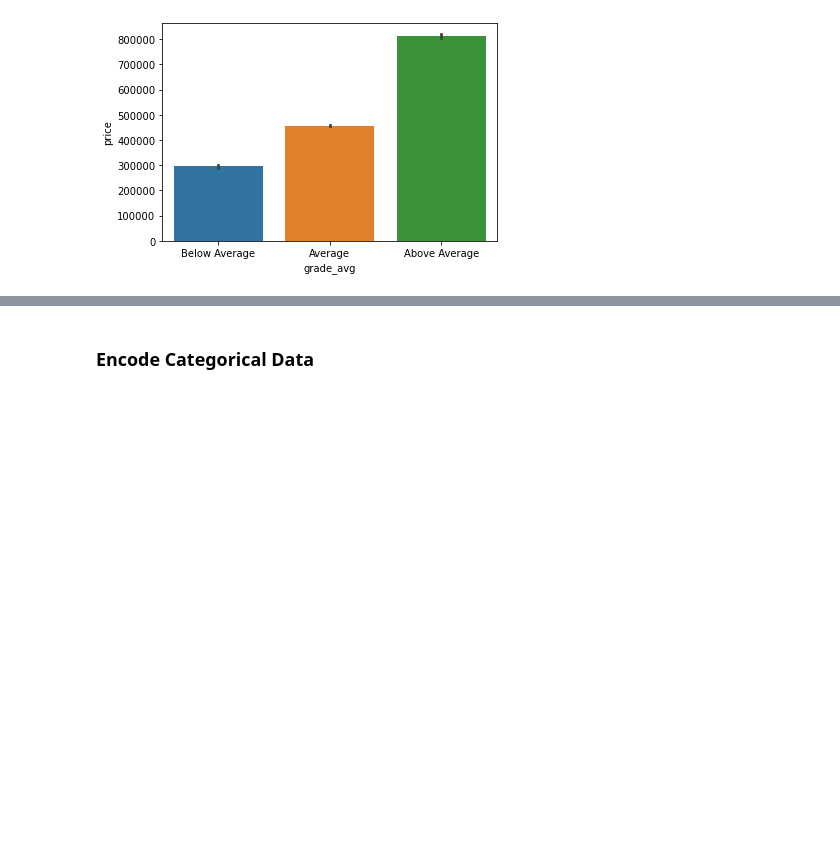
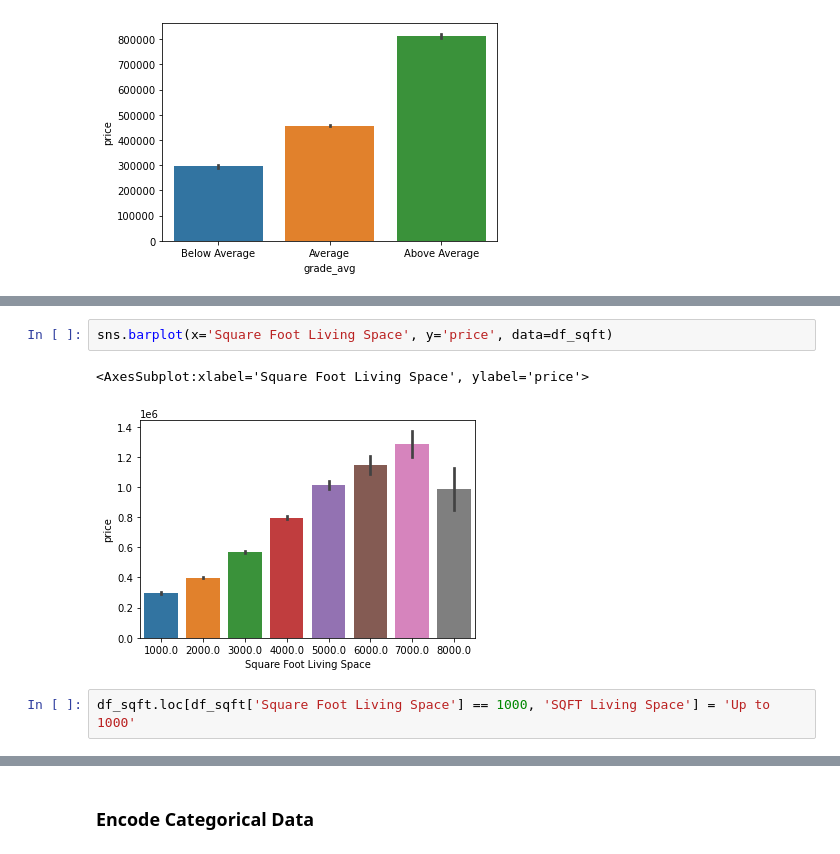
Before and after one commit to danielhlee4/HousingSalePricePrediction, a Jupyter notebook: HousingAnalysis.ipynb, the cells around one changed output, grey strips where cells are left out. Cells and saved outputs as stored; diff of their text form; blank space fills up the shorter version.

```diff
--- a/HousingAnalysis.ipynb
+++ b/HousingAnalysis.ipynb
@@ -641,0 +670,7 @@ sns.histplot(x='grade', data=df_grade)
+# %%
+sns.barplot(x='Square Foot Living Space', y='price', data=df_sqft)
+# %% [output]
+<AxesSubplot:xlabel='Square Foot Living Space', ylabel='price'>
+[figure, added]
+# %%
+df_sqft.loc[df_sqft['Square Foot Living Space'] == 1000, 'SQFT Living Space'] = 'Up to 1000'
```
Also changed, not shown: parts of 35 cells of this notebook.
